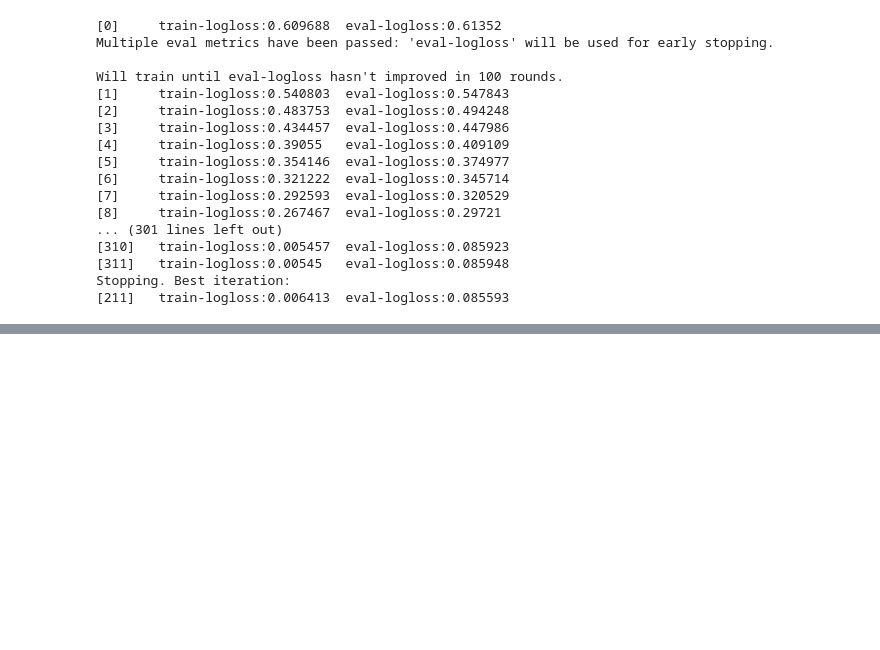
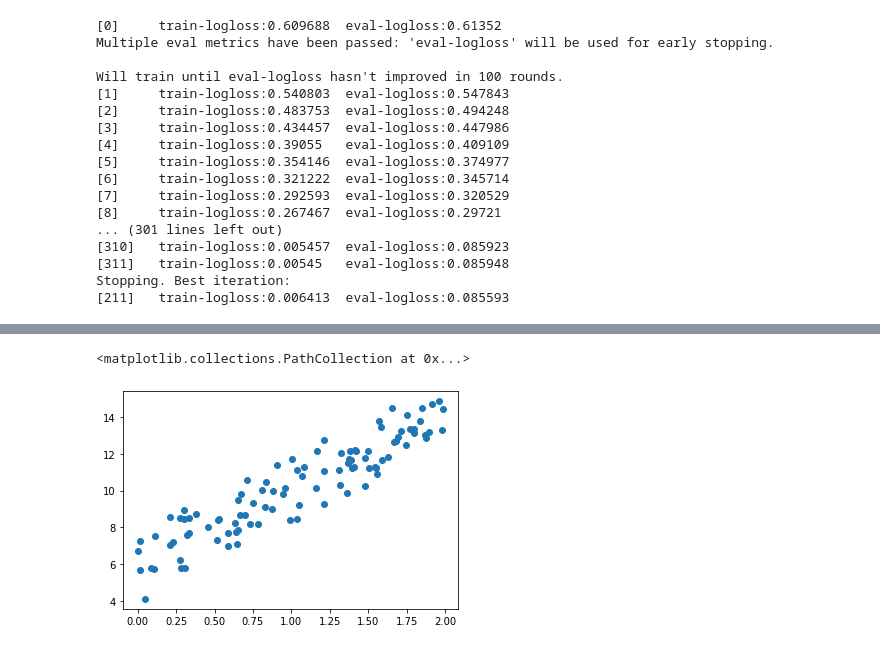
Before and after one commit to cabbi120101/TIL, a Jupyter notebook: ML/자습ML.ipynb, the cells around one changed output, grey strips where cells are left out. Saved outputs shown, nothing was run; the diff lists cells and outputs as text; code cells hidden in the pictures; blank space fills up the shorter version.

```diff
--- a/ML/자습ML.ipynb
+++ b/ML/자습ML.ipynb
@@ -1684,0 +2155,15 @@ Stopping. Best iteration:
+# %%
+# 데이터 생성
+np.random.seed()
+
+# X 축 값
+X = 2 * np.random.rand(100, 1) # 100개
+
+# Y 축 값 : y = 6 + 4X  (w0=6, w1=4)
+# 퍼져 보이게 하기 위해 노이즈 값을 줌
+y = 6 + 4*X + np.random.randn(100, 1)
+
+plt.scatter(X, y)
+# %% [output]
+<matplotlib.collections.PathCollection at 0x...>
+[figure, added]
```
Also changed, not shown: parts of 47 cells of this notebook.
